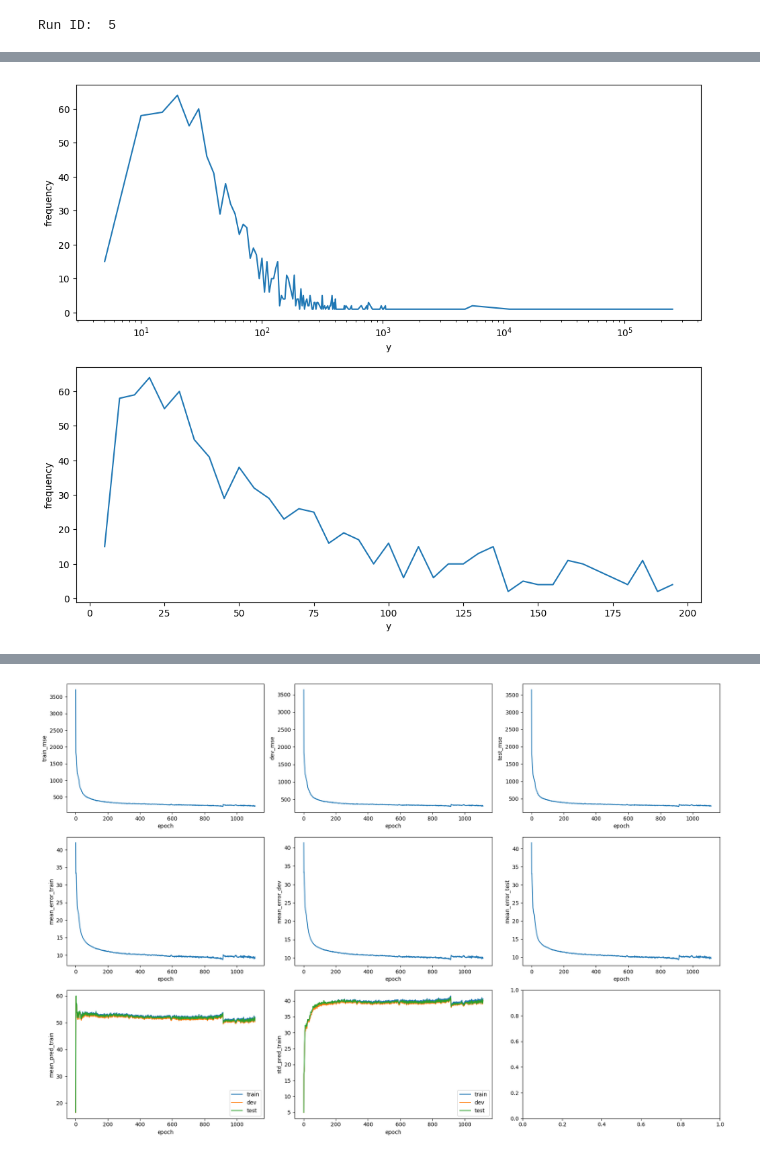
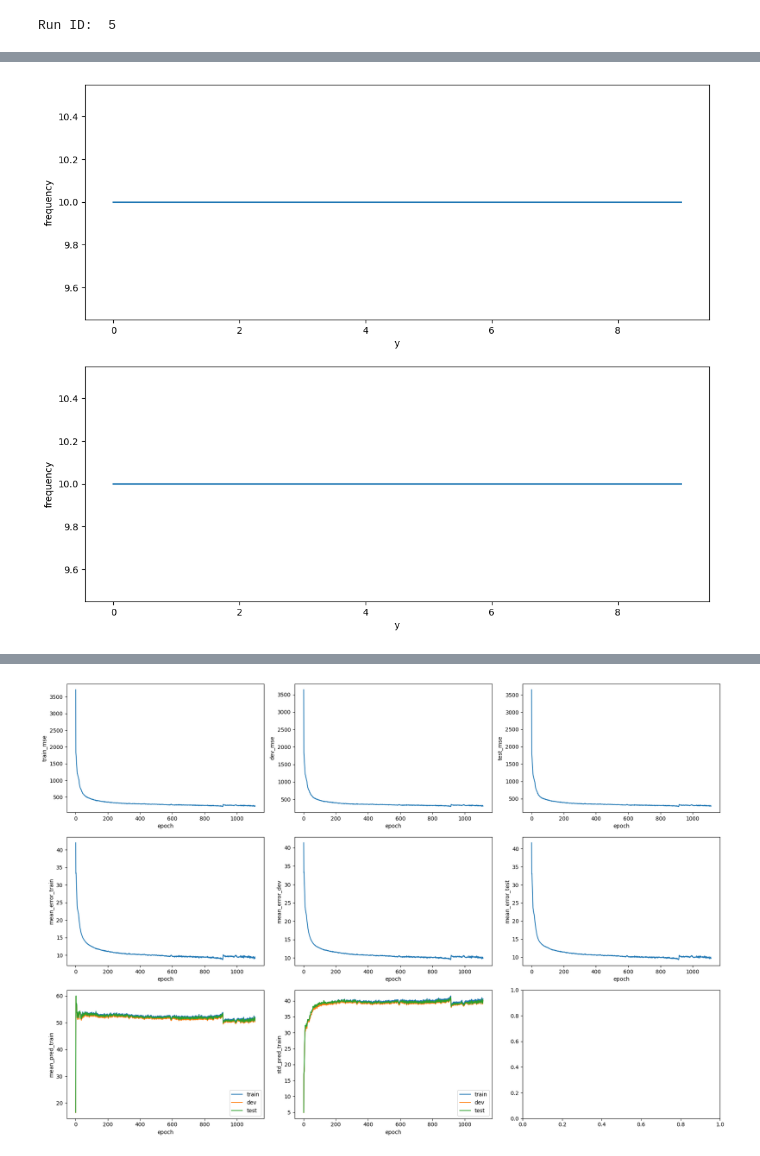
Before and after one commit to muraronicola/Approximating-volume-computations-via-GNNs, a Jupyter notebook: AnalyzeData.ipynb, the cells around one changed output, grey strips where cells are left out. Saved outputs shown, nothing was run; the diff lists cells and outputs as text; code cells hidden in the pictures.

Commit message:
update with balanced data

```diff
--- a/AnalyzeData.ipynb
+++ b/AnalyzeData.ipynb
@@ -58,25 +58,33 @@ Std squared:  1972997416.5267084
 # %%
 #Group y in values of 10
-y_cut = y[:1000]
+y_cut = y#[:1000]
+y_cut = y_cut.astype(float)
 
-y_grouped = np.ceil(y_cut/5)*5
+n_items = round(50/5)
+frequency = np.zeros(n_items)
+for y_item in range(len(y_cut)):
+    frequency[round(y_cut[y_item]/5)- 1] += 1
+
+
+
+#y_grouped = np.round(y_cut)
 #calculate the frequency of each group
-y_grouped, frequency = np.unique(y_grouped, return_counts=True)
+#y_grouped, frequency = np.unique(y_grouped, return_counts=True)
 
-df_y_grouped = pd.DataFrame([y_grouped, frequency], index=["y", "frequency"]).T
+df_y_grouped = pd.DataFrame([range(n_items), frequency], index=["y", "frequency"]).T
 df_y_grouped.to_csv("data/" + folder_name + "/y_grouped.csv")
 
 figure2, ax2 = plt.subplots(2, 1, figsize=(12, 10))
 sns.lineplot(data=df_y_grouped, x="y", y="frequency", ax=ax2[0])
 sns.lineplot(data=df_y_grouped[df_y_grouped["y"]< 200], x="y", y="frequency", ax=ax2[1])
-ax2[0].set_xscale('log')
+#ax2[0].set_xscale('log')
 #ax2[1].set_xscale('log')
 #ax2[1].set_xbound(0, 200)
 #ax2[1].set_ybound(0, 200)
 
 plt.show()
 # %% [output]
-[figure, old version]
+[figure, new version]
 # %%
 #Group y in values of 10
 y_cut = y #[:1000]
```
Also changed, not shown: parts of 2 cells of this notebook, 10 other files.
